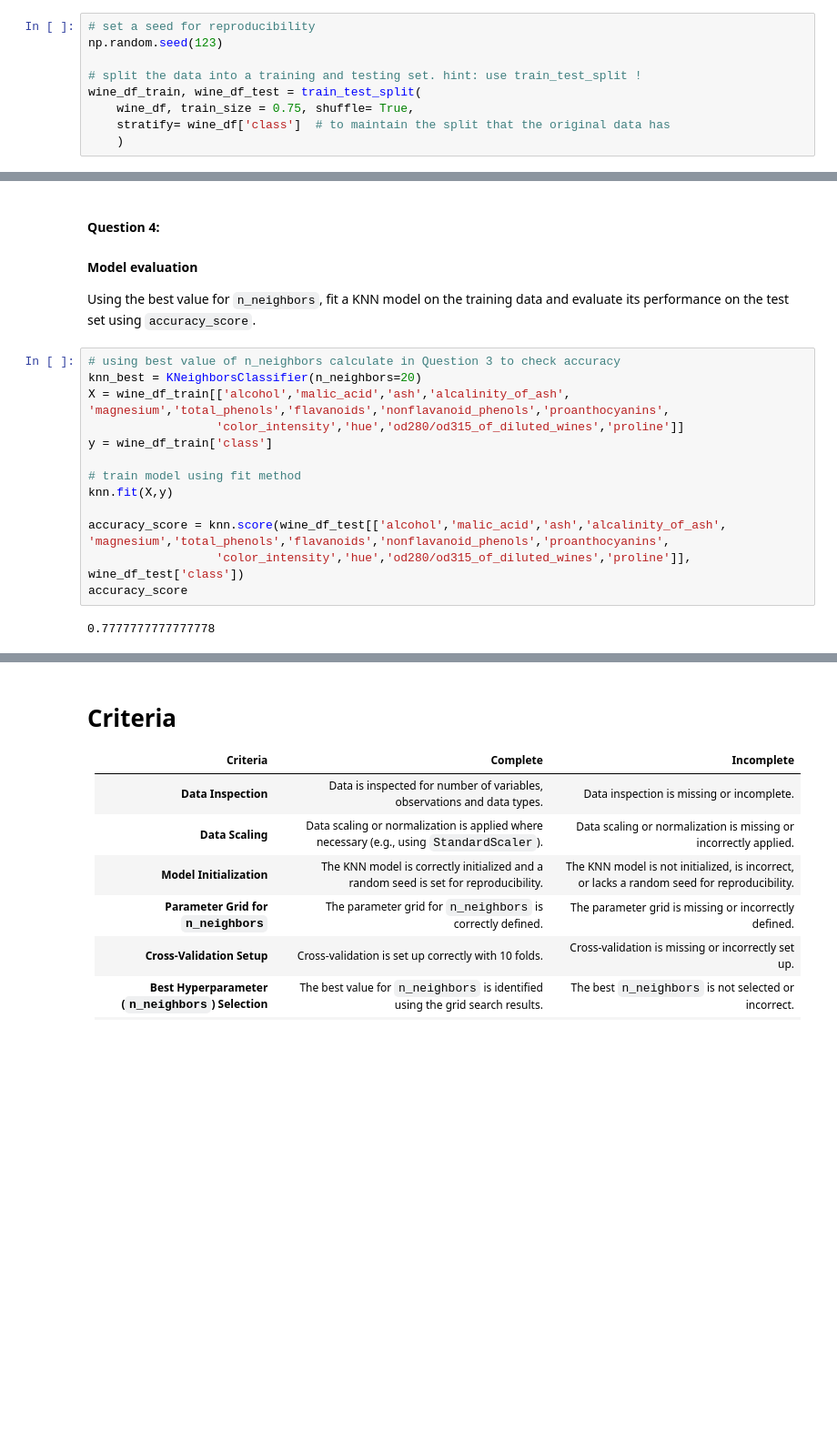
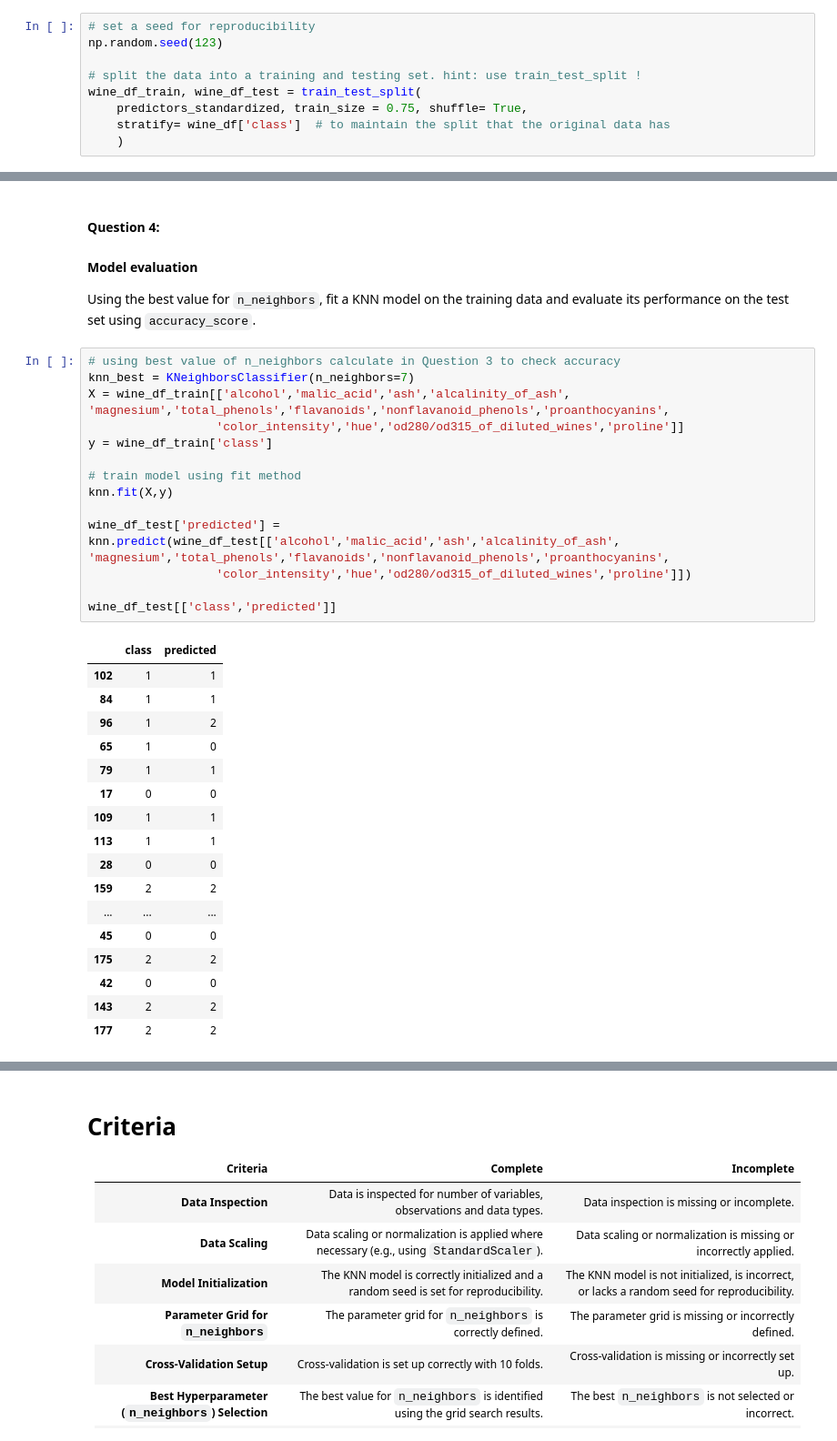
Before and after one commit to AliyaAsad/LCR, a Jupyter notebook: 02_activities/assignments/assignment_1.ipynb, the cells around one changed output, grey strips where cells are left out. Shown: that part at 91% size. Cells and saved outputs as stored; diff of their text form; blank space fills up the shorter version.

```diff
--- a/02_activities/assignments/assignment_1.ipynb
+++ b/02_activities/assignments/assignment_1.ipynb
@@ -180,7 +181,7 @@ np.random.seed(123)
 
 # split the data into a training and testing set. hint: use train_test_split !
 wine_df_train, wine_df_test = train_test_split(
-    wine_df, train_size = 0.75, shuffle= True,
+    predictors_standardized, train_size = 0.75, shuffle= True,
     stratify= wine_df['class']  # to maintain the split that the original data has
     )
 # %%
@@ -274,16 +275,33 @@ wine_df_grid.best_params_
 Using the best value for `n_neighbors`, fit a KNN model on the training data and evaluate its performance on the test set using `accuracy_score`.
 # %%
 # using best value of n_neighbors calculate in Question 3 to check accuracy
-knn_best = KNeighborsClassifier(n_neighbors=20)
+knn_best = KNeighborsClassifier(n_neighbors=7)
 X = wine_df_train[['alcohol','malic_acid','ash','alcalinity_of_ash', 'magnesium','total_phenols','flavanoids','nonflavanoid_phenols','proanthocyanins',
                   'color_intensity','hue','od280/od315_of_diluted_wines','proline']]
 y = wine_df_train['class']
 
 # train model using fit method
 knn.fit(X,y)
 
-accuracy_score = knn.score(wine_df_test[['alcohol','malic_acid','ash','alcalinity_of_ash', 'magnesium','total_phenols','flavanoids','nonflavanoid_phenols','proanthocyanins',
-                  'color_intensity','hue','od280/od315_of_diluted_wines','proline']], wine_df_test['class'])
-accuracy_score
+wine_df_test['predicted'] = knn.predict(wine_df_test[['alcohol','malic_acid','ash','alcalinity_of_ash', 'magnesium','total_phenols','flavanoids','nonflavanoid_phenols','proanthocyanins',
+                  'color_intensity','hue','od280/od315_of_diluted_wines','proline']])
+
+wine_df_test[['class','predicted']]
 # %% [output]
-0.7777777777777778
+|  | class | predicted |
+| 102 | 1 | 1 |
+| 84 | 1 | 1 |
+| 96 | 1 | 2 |
+| 65 | 1 | 0 |
+| 79 | 1 | 1 |
+| 17 | 0 | 0 |
+| 109 | 1 | 1 |
+| 113 | 1 | 1 |
+| 28 | 0 | 0 |
+| 159 | 2 | 2 |
+| ... | ... | ... |
+| 45 | 0 | 0 |
+| 175 | 2 | 2 |
+| 42 | 0 | 0 |
+| 143 | 2 | 2 |
+| 177 | 2 | 2 |
```
Also changed, not shown: parts of 5 cells of this notebook.
